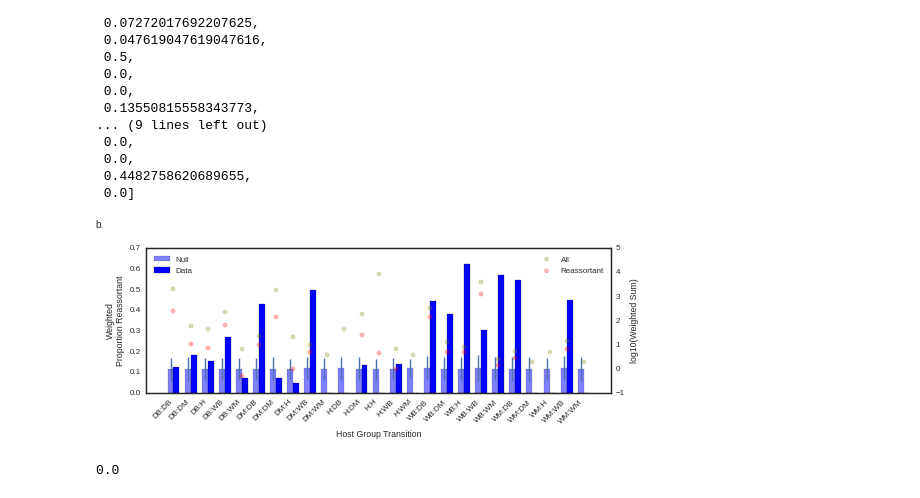
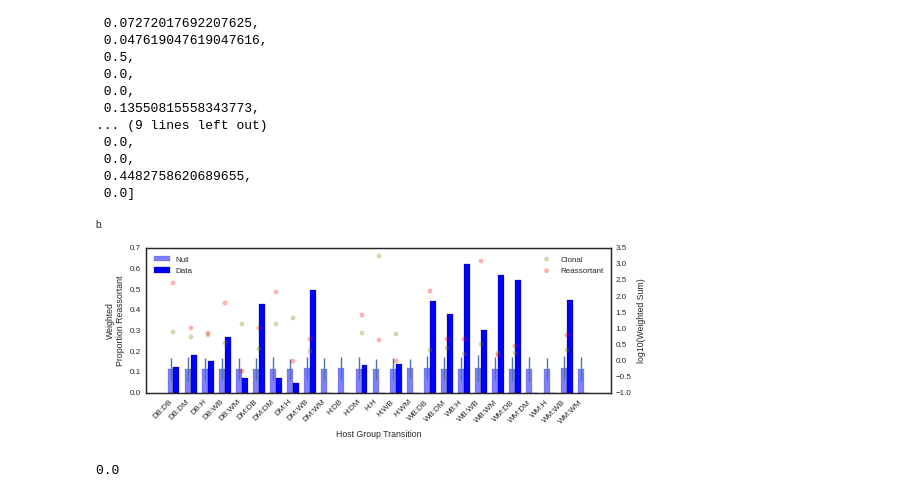
Before and after one commit to ericmjl/influenza-global-reassortment, a Jupyter notebook: Make Figure - Proportion Reassortant.ipynb, the cells around one changed output. Cells and saved outputs as stored; diff of their text form; code cells hidden in the pictures.

Commit message:
ensured uniformity in figures

```diff
--- a/Make Figure - Proportion Reassortant.ipynb
+++ b/Make Figure - Proportion Reassortant.ipynb
@@ -354,31 +354,31 @@ data
 # %%
 # Plot data vs. null model.
 fig = plt.figure(figsize=(7.5,3))
 
 ind = np.arange(len(means))
 width = 0.35
 
 ax = fig.add_subplot(1,1,1)
 ax.bar(ind, means, width=width, color='blue', label='Null', yerr=np.array(stds)*3, alpha=0.5)
 ax.bar(ind+width, data, width=width, color='blue', label='Data')
 ax.set_xticks(ind+width)
 ax.set_xticklabels(names, rotation=45, ha='right')
 ax.set_ylabel('Weighted\nProportion Reassortant')
 ax.set_xlabel('Host Group Transition')
 
 
 ax2 = ax.twinx()
-ax2.scatter(ind+width, log10weights, color='olive', label='All', alpha=0.3)
+ax2.scatter(ind+width, np.array(log10weights) - np.array(log10reassort), color='olive', label='Clonal', alpha=0.3)
 ax2.scatter(ind+width, log10reassort, color='red', label='Reassortant', alpha=0.3)
 ax2.set_ylabel('log10(Weighted Sum)')
 ax.legend(loc='upper left')
 ax2.legend(loc='upper right')
 ax.annotate('b.', xy=(0,1), xycoords='figure fraction', va='top', ha='left')
 # plt.legend()
 plt.subplots_adjust(left=0.08, right=0.94, bottom=0.23)
 plt.savefig('figures/Proportion Reassortant Ecological.pdf')
 # %% [output]
-[figure, old version]
+[figure, new version]
 # %%
 # # Try plotting as a square matrix of circles.
 # # Area of circle corresponds to proportion.
```
Also changed, not shown: 2 other files.
